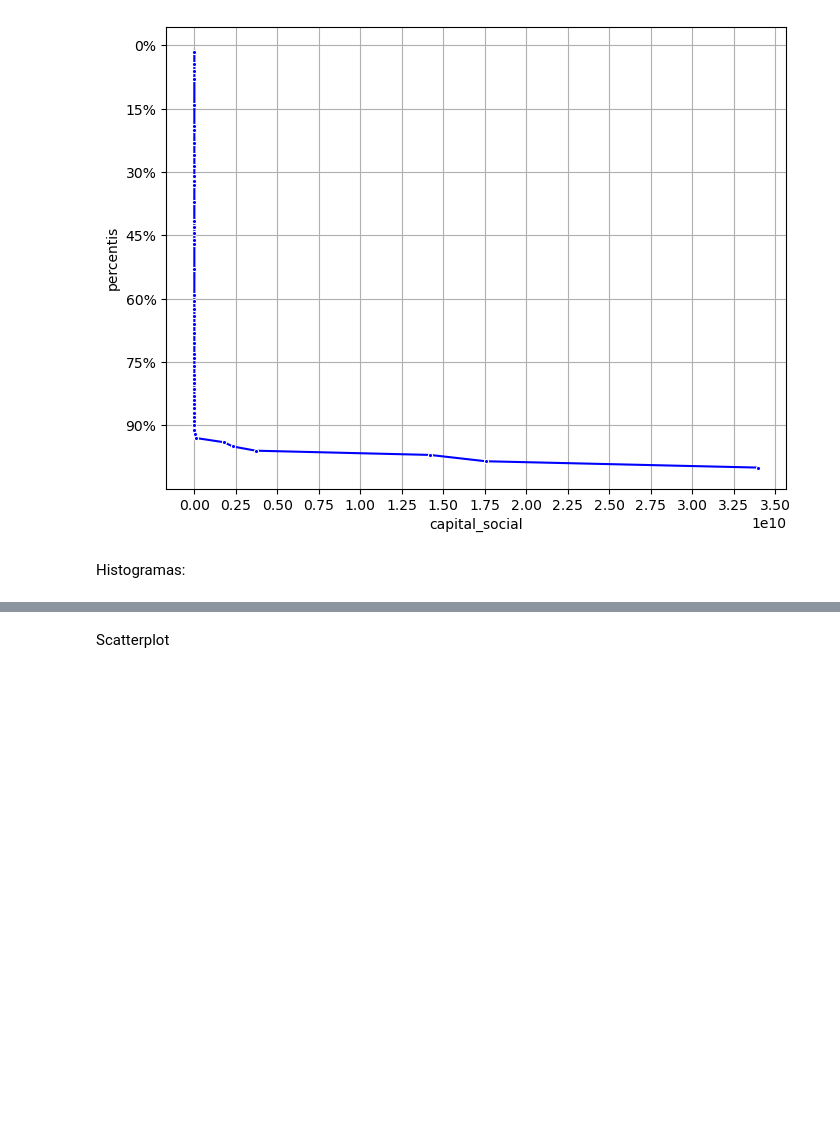
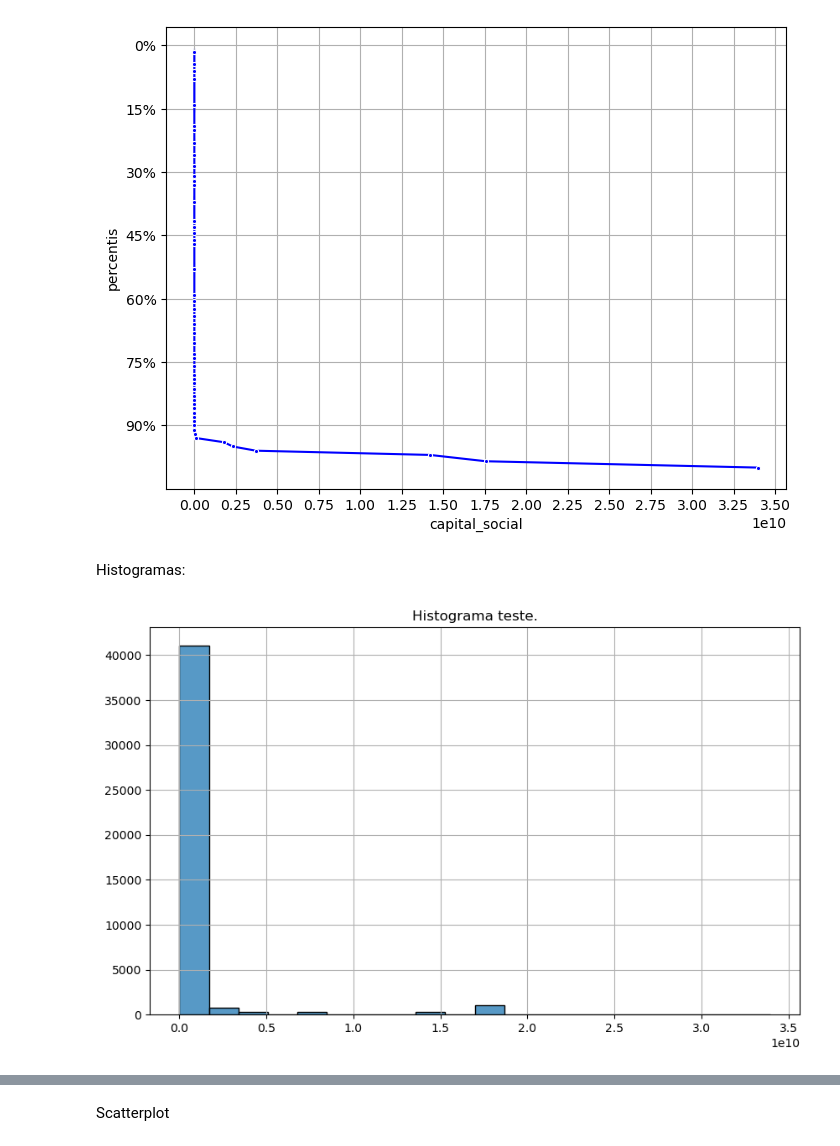
Before and after one commit to GuilhermeBrevilato/projeto_no1__mackenzie, a Jupyter notebook: reports/estatistica_descritiva.ipynb, the cells around one changed output, grey strips where cells are left out. Cells and saved outputs as stored; diff of their text form; code cells hidden in the pictures; blank space fills up the shorter version.

```diff
--- a/reports/estatistica_descritiva.ipynb
+++ b/reports/estatistica_descritiva.ipynb
@@ -566,5 +615,21 @@ for col in percentil_df.columns:
 [figure]
 # %% [markdown]
 Histogramas:
+# %%
+plt.figure(figsize=(10, 6))
+
+# Gera o histograma com Seaborn
+sns.histplot(data=df_n, x='capital_social', bins=20)
+
+# Adiciona título e rótulos de eixo
+plt.title('Histograma teste.')
+plt.xlabel('')
+plt.ylabel('')
+
+# Exibe o gráfico
+plt.grid(True)
+plt.show()
+# %% [output]
+[figure, added]
 # %%
 for col in df_n.columns:
```
Also changed, not shown: parts of 18 cells of this notebook.
